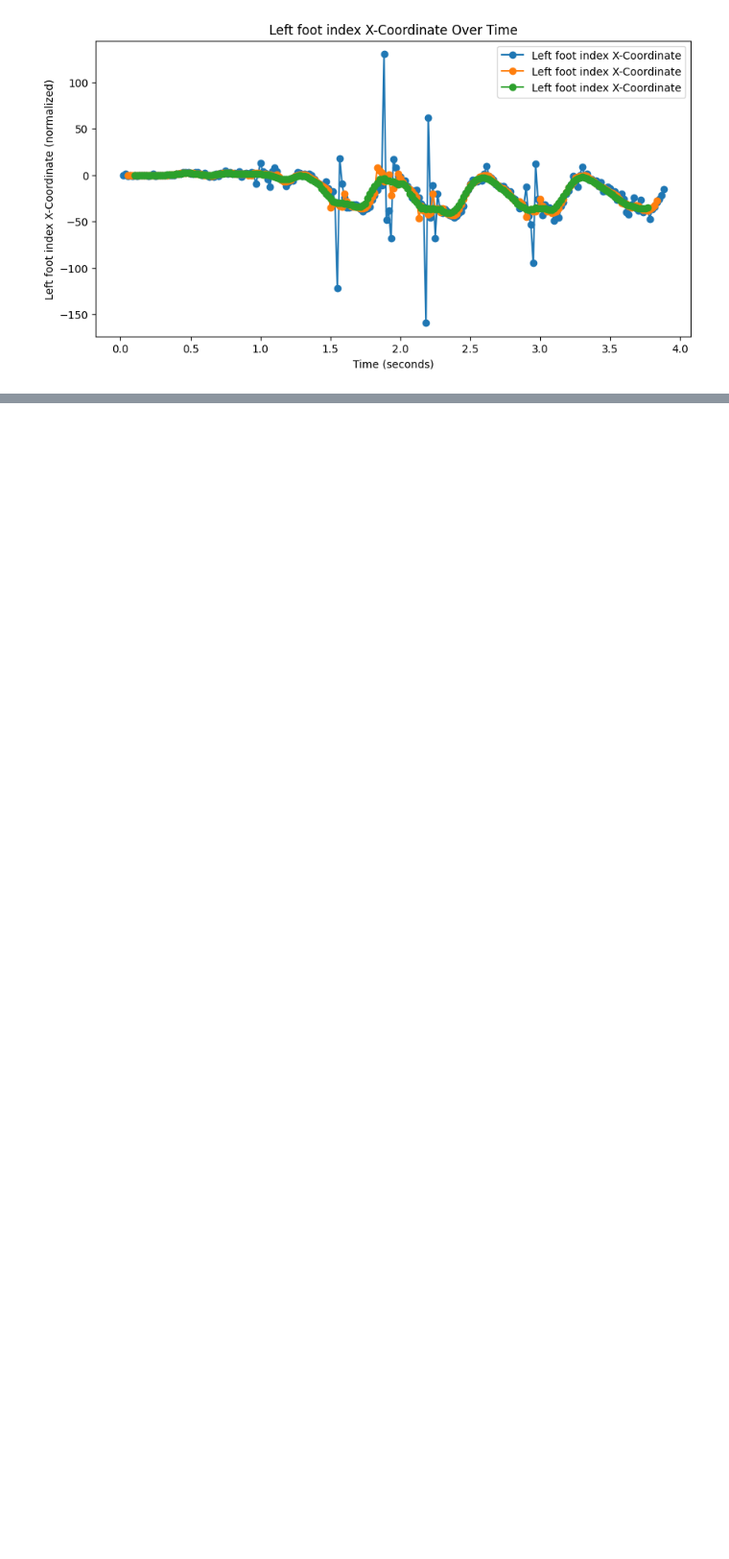
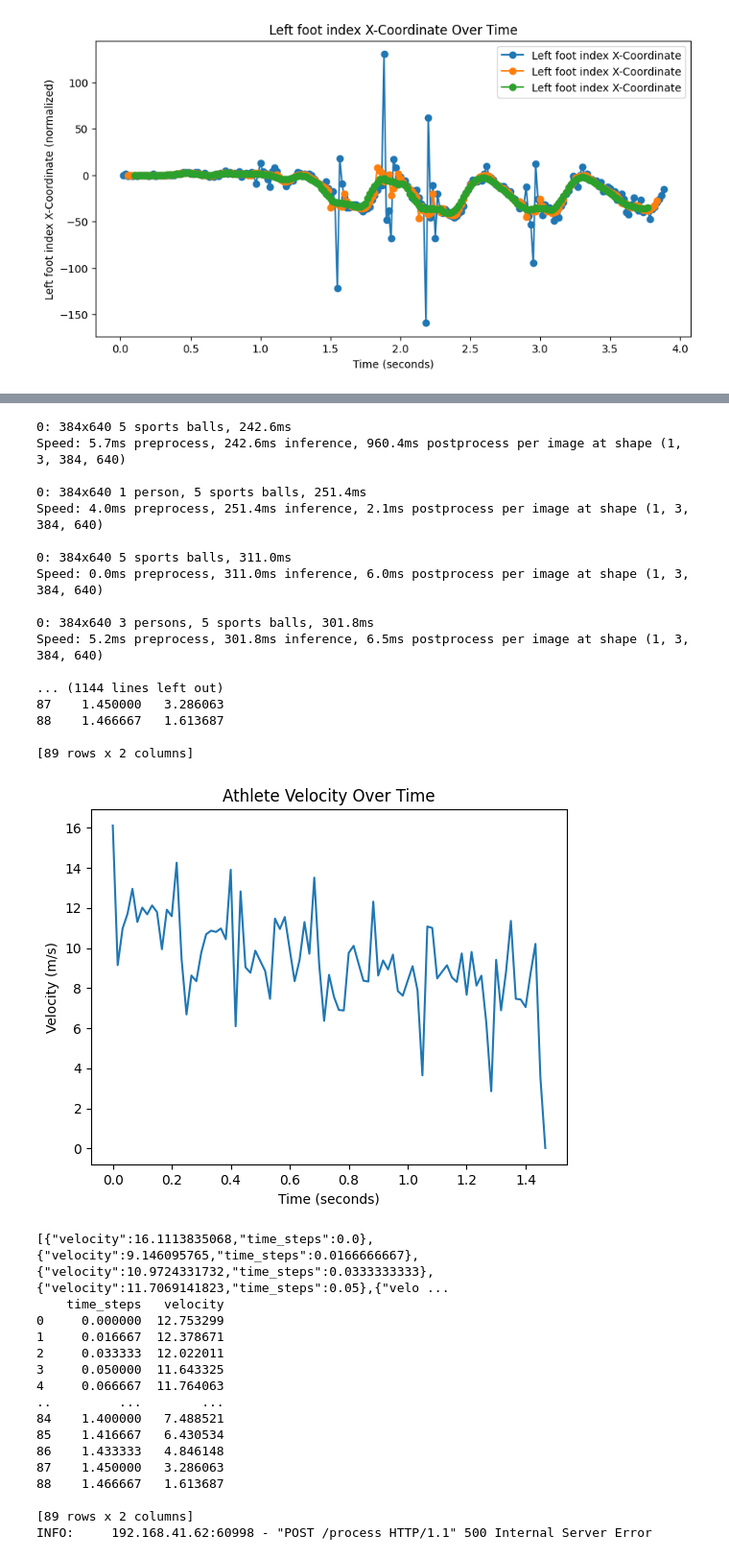
Before and after one commit to mohammedhachoud/HumanPose-Estimation-in-Sport-Analysis, a Jupyter notebook: notebook2.ipynb, the cells around one changed output, grey strips where cells are left out. Shown at 96% size. Drawn from its saved outputs; the diff is of its cells as text; code cells hidden in the pictures; blank space fills up the shorter version.

```diff
--- a/notebook2.ipynb
+++ b/notebook2.ipynb
@@ -747,0 +904,12 @@ class YOLOSegmentation:
+# %%
+import asyncio
+import uvicorn
+
+
+if __name__ == "__main__":
+
+    config = uvicorn.Config(app, host="0.0.0.0", port=8000)
+    server = uvicorn.Server(config)
+    loop = asyncio.get_running_loop()
+    loop.create_task(server.serve())
+# %% [output]
@@ -747,0 +920,34 @@ class YOLOSegmentation:
+0: 384x640 5 sports balls, 242.6ms
+Speed: 5.7ms preprocess, 242.6ms inference, 960.4ms postprocess per image at shape (1, 3, 384, 640)
+
+0: 384x640 1 person, 5 sports balls, 251.4ms
+Speed: 4.0ms preprocess, 251.4ms inference, 2.1ms postprocess per image at shape (1, 3, 384, 640)
+
+0: 384x640 5 sports balls, 311.0ms
+Speed: 0.0ms preprocess, 311.0ms inference, 6.0ms postprocess per image at shape (1, 3, 384, 640)
+
+0: 384x640 3 persons, 5 sports balls, 301.8ms
+Speed: 5.2ms preprocess, 301.8ms inference, 6.5ms postprocess per image at shape (1, 3, 384, 640)
+
+... (1144 lines left out)
+87    1.450000   3.286063
+88    1.466667   1.613687
+
+[89 rows x 2 columns]
+[figure, added]
+[{"velocity":16.1113835068,"time_steps":0.0},{"velocity":9.146095765,"time_steps":0.0166666667},{"velocity":10.9724331732,"time_steps":0.0333333333},{"velocity":11.7069141823,"time_steps":0.05},{"velo ...
+    time_steps   velocity
+0     0.000000  12.753299
+1     0.016667  12.378671
+2     0.033333  12.022011
+3     0.050000  11.643325
+4     0.066667  11.764063
+..         ...        ...
+84    1.400000   7.488521
+85    1.416667   6.430534
+86    1.433333   4.846148
+87    1.450000   3.286063
+88    1.466667   1.613687
+
+[89 rows x 2 columns]
+INFO:     192.168.41.62:60998 - "POST /process HTTP/1.1" 500 Internal Server Error
```
Also changed, not shown: parts of 25 cells of this notebook, 22 other files.
